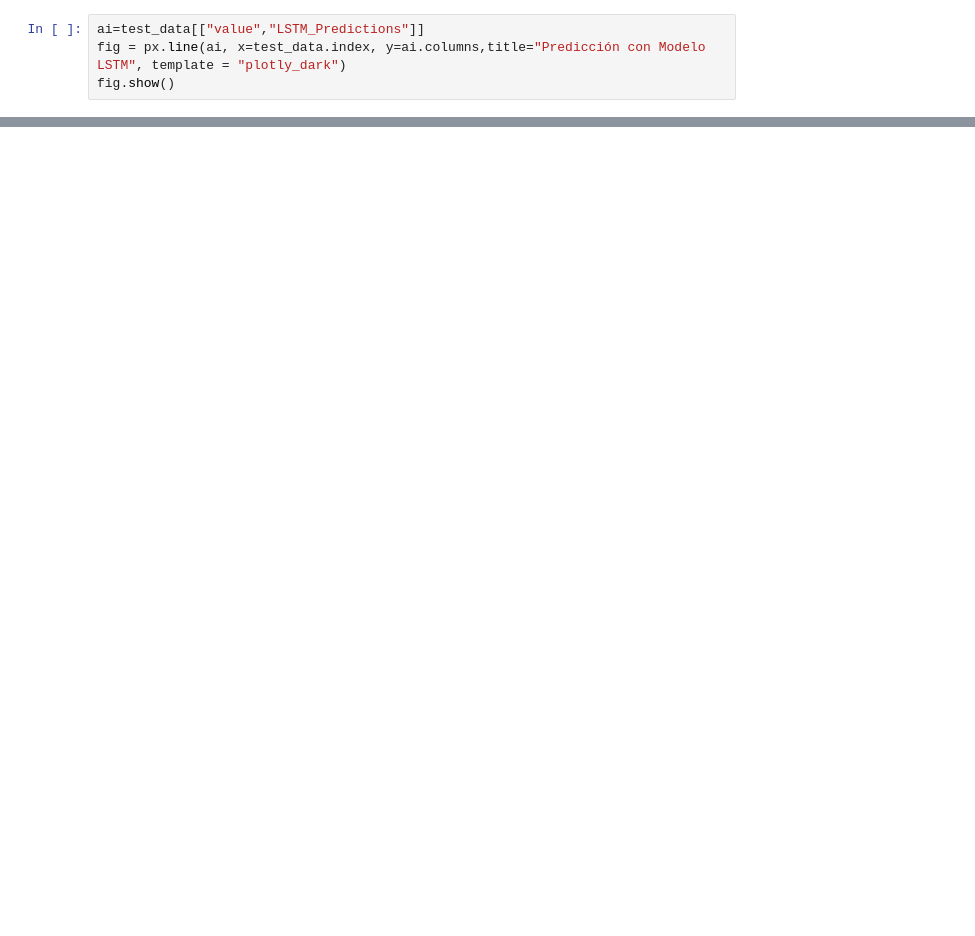
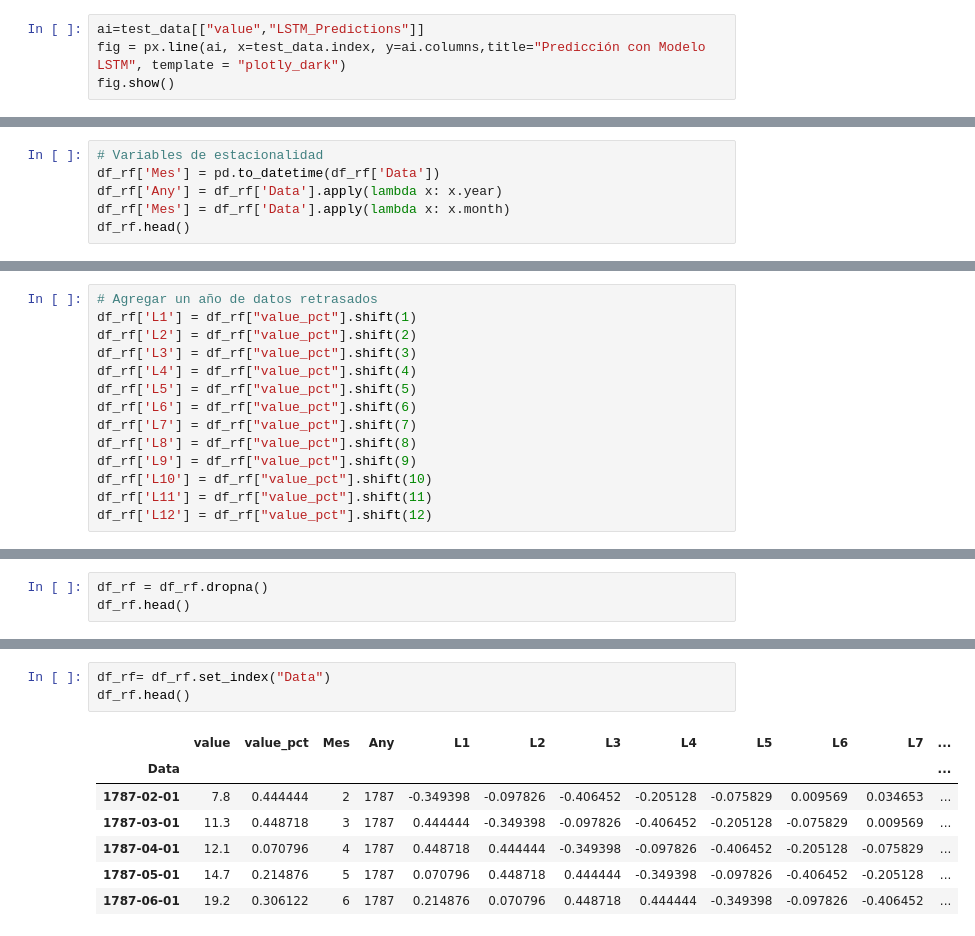
Before and after one commit to Likimeya/BCN_temp, a Jupyter notebook: temperaturas.ipynb, the cells around one changed output, grey strips where cells are left out. Drawn from its saved outputs; the diff is of its cells as text; blank space fills up the shorter version.

```diff
--- a/temperaturas.ipynb
+++ b/temperaturas.ipynb
@@ -694,0 +720,6 @@ ModuleNotFoundError: No module named 'fbprophet'
+# %%
+# Variables de estacionalidad
+df_rf['Mes'] = pd.to_datetime(df_rf['Data'])
+df_rf['Any'] = df_rf['Data'].apply(lambda x: x.year)
+df_rf['Mes'] = df_rf['Data'].apply(lambda x: x.month)
+df_rf.head()
@@ -694,0 +733,14 @@ ModuleNotFoundError: No module named 'fbprophet'
+# %%
+# Agregar un año de datos retrasados
+df_rf['L1'] = df_rf["value_pct"].shift(1)
+df_rf['L2'] = df_rf["value_pct"].shift(2)
+df_rf['L3'] = df_rf["value_pct"].shift(3)
+df_rf['L4'] = df_rf["value_pct"].shift(4)
+df_rf['L5'] = df_rf["value_pct"].shift(5)
+df_rf['L6'] = df_rf["value_pct"].shift(6)
+df_rf['L7'] = df_rf["value_pct"].shift(7)
+df_rf['L8'] = df_rf["value_pct"].shift(8)
+df_rf['L9'] = df_rf["value_pct"].shift(9)
+df_rf['L10'] = df_rf["value_pct"].shift(10)
+df_rf['L11'] = df_rf["value_pct"].shift(11)
+df_rf['L12'] = df_rf["value_pct"].shift(12)
@@ -694,0 +756,3 @@ ModuleNotFoundError: No module named 'fbprophet'
+# %%
+df_rf = df_rf.dropna()
+df_rf.head()
@@ -694,0 +766,11 @@ ModuleNotFoundError: No module named 'fbprophet'
+# %%
+df_rf= df_rf.set_index("Data")
+df_rf.head()
+# %% [output]
+|  | value | value_pct | Mes | Any | L1 | L2 | L3 | L4 | L5 | L6 | L7 | ... |
+| Data |  |  |  |  |  |  |  |  |  |  |  | ... |
+| 1787-02-01 | 7.8 | 0.444444 | 2 | 1787 | -0.349398 | -0.097826 | -0.406452 | -0.205128 | -0.075829 | 0.009569 | 0.034653 | ... |
+| 1787-03-01 | 11.3 | 0.448718 | 3 | 1787 | 0.444444 | -0.349398 | -0.097826 | -0.406452 | -0.205128 | -0.075829 | 0.009569 | ... |
+| 1787-04-01 | 12.1 | 0.070796 | 4 | 1787 | 0.448718 | 0.444444 | -0.349398 | -0.097826 | -0.406452 | -0.205128 | -0.075829 | ... |
+| 1787-05-01 | 14.7 | 0.214876 | 5 | 1787 | 0.070796 | 0.448718 | 0.444444 | -0.349398 | -0.097826 | -0.406452 | -0.205128 | ... |
+| 1787-06-01 | 19.2 | 0.306122 | 6 | 1787 | 0.214876 | 0.070796 | 0.448718 | 0.444444 | -0.349398 | -0.097826 | -0.406452 | ... |
```
Also changed, not shown: parts of 37 cells of this notebook, 3 other files.
